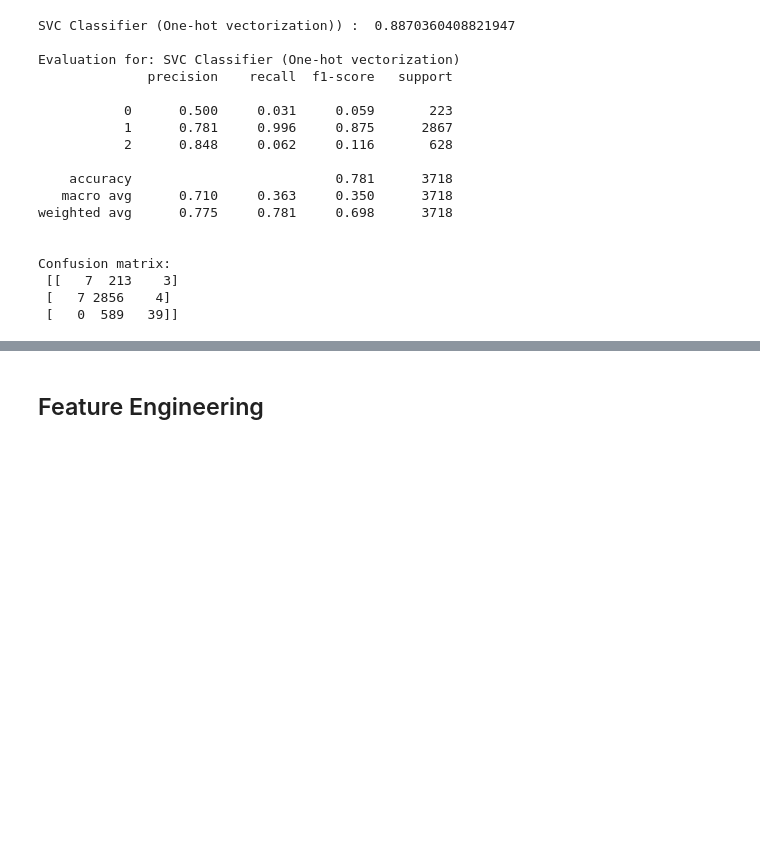
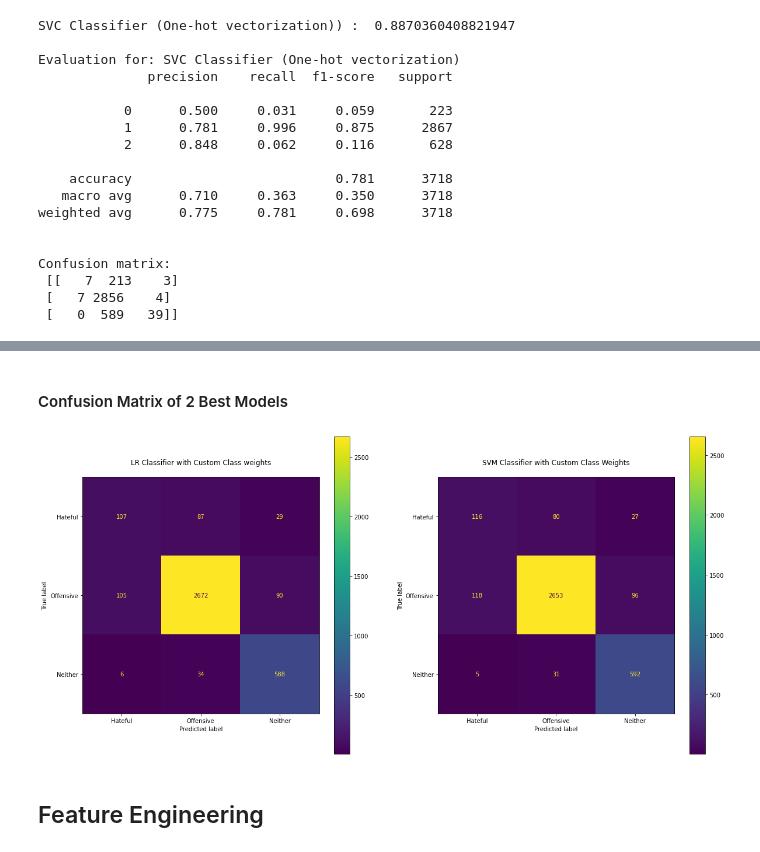
Before and after one commit to sirvp/HADES_Flink_Twitter, a Jupyter notebook: HADES_ClassificationModel.ipynb, the cells around one changed output, grey strips where cells are left out. Saved outputs shown, nothing was run; the diff lists cells and outputs as text; code cells hidden in the pictures; blank space fills up the shorter version.

```diff
--- a/HADES_ClassificationModel.ipynb
+++ b/HADES_ClassificationModel.ipynb
@@ -489,3 +491,41 @@ plt.savefig('ConfusionMatrix.jpg')
+# %% [markdown]
+#### Confusion Matrix of 2 Best Models
+# %%
+from sklearn.metrics import ConfusionMatrixDisplay
+import matplotlib.pyplot as plt
+
+cm = confusion_matrix(test_labels,lr_model_predicted_labels_test,labels=lr.classes_)
+disp = ConfusionMatrixDisplay(
+        cm,
+        display_labels=lr.classes_
+    )
+fig, ax = plt.subplots(1,2,figsize=(20,10))
+disp.plot(ax=ax[0])
+
+
+
+cm2 = confusion_matrix(test_labels,svc_model_predicted_labels_test,labels=svc.classes_)
+disp2 = ConfusionMatrixDisplay(
+        cm2,
+        display_labels=svc.classes_
+    )
+disp2.plot(ax=ax[1])
+
+ax[0].set_xticklabels(('Hateful','Offensive','Neither'))
+ax[0].set_yticklabels(('Hateful','Offensive','Neither'))
+
+
+ax[1].set_xticklabels(('Hateful','Offensive','Neither'))
+ax[1].set_yticklabels(('Hateful','Offensive','Neither'))
+
+ax[0].set_title("LR Classifier with Custom Class weights\n")
+ax[1].set_title("SVM Classifier with Custom Class Weights\n")
+
+
+
+plt.savefig('ConfusionMatrix.jpg')
+# %% [output]
+[figure, added]
 # %% [markdown]
 ## Feature Engineering
 # %% [markdown]
```
Also changed, not shown: parts of 19 cells of this notebook.
